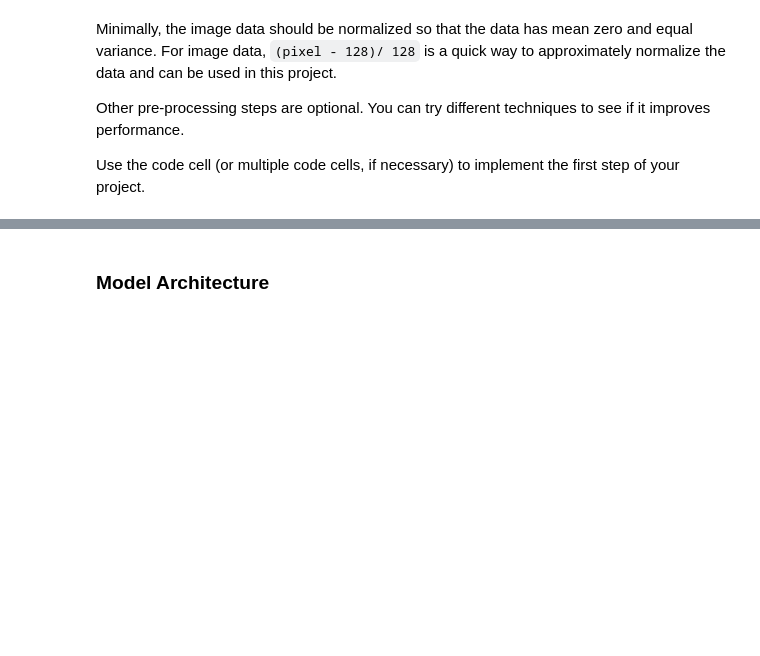
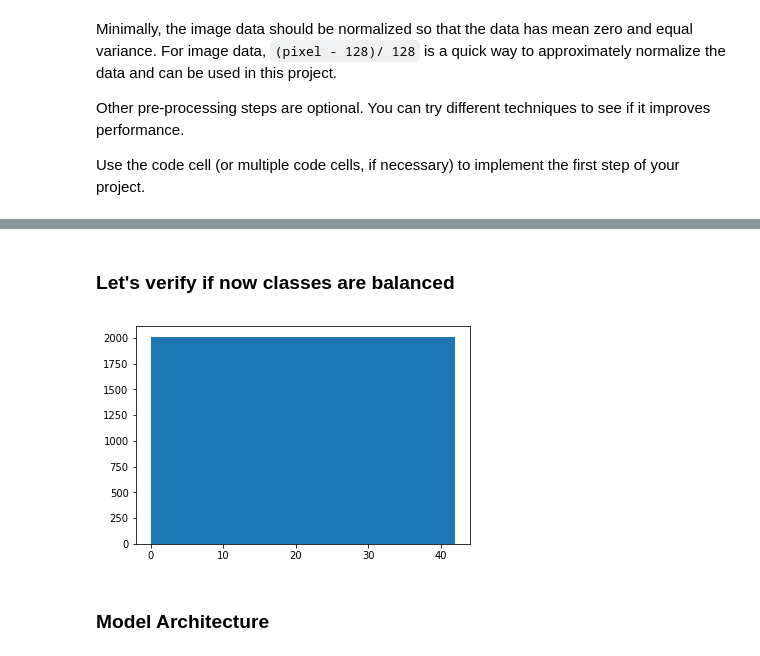
Before and after one commit to thenhz/CarND-Traffic-Sign-Classifier-Project, a Jupyter notebook: Traffic_Sign_Classifier.ipynb, the cells around one changed output, grey strips where cells are left out. Saved outputs shown, nothing was run; the diff lists cells and outputs as text; code cells hidden in the pictures; blank space fills up the shorter version.

```diff
--- a/Traffic_Sign_Classifier.ipynb
+++ b/Traffic_Sign_Classifier.ipynb
@@ -123,6 +123,7 @@ plt.hist(train['labels'], bins=n_classes);
 [figure]
 # %%
 freq = np.bincount(train['labels'])
+max_freq = np.max(freq)
 print("max occurence:"+str(np.max(freq)))
 print("min occurence:"+str(np.min(freq)))
 # %% [output]
@@ -158,3 +287,9 @@ Use the code cell (or multiple code cells, if necessary) to implement the first
+# %% [markdown]
+### Let's verify if now classes are balanced
+# %%
+plt.hist(final_labels, bins=n_classes);
+# %% [output]
+[figure, added]
 # %%
 ### Preprocess the data here. It is required to normalize the data. Other preprocessing steps could include
 ### converting to grayscale, etc.
```
Also changed, not shown: parts of 6 cells of this notebook.
